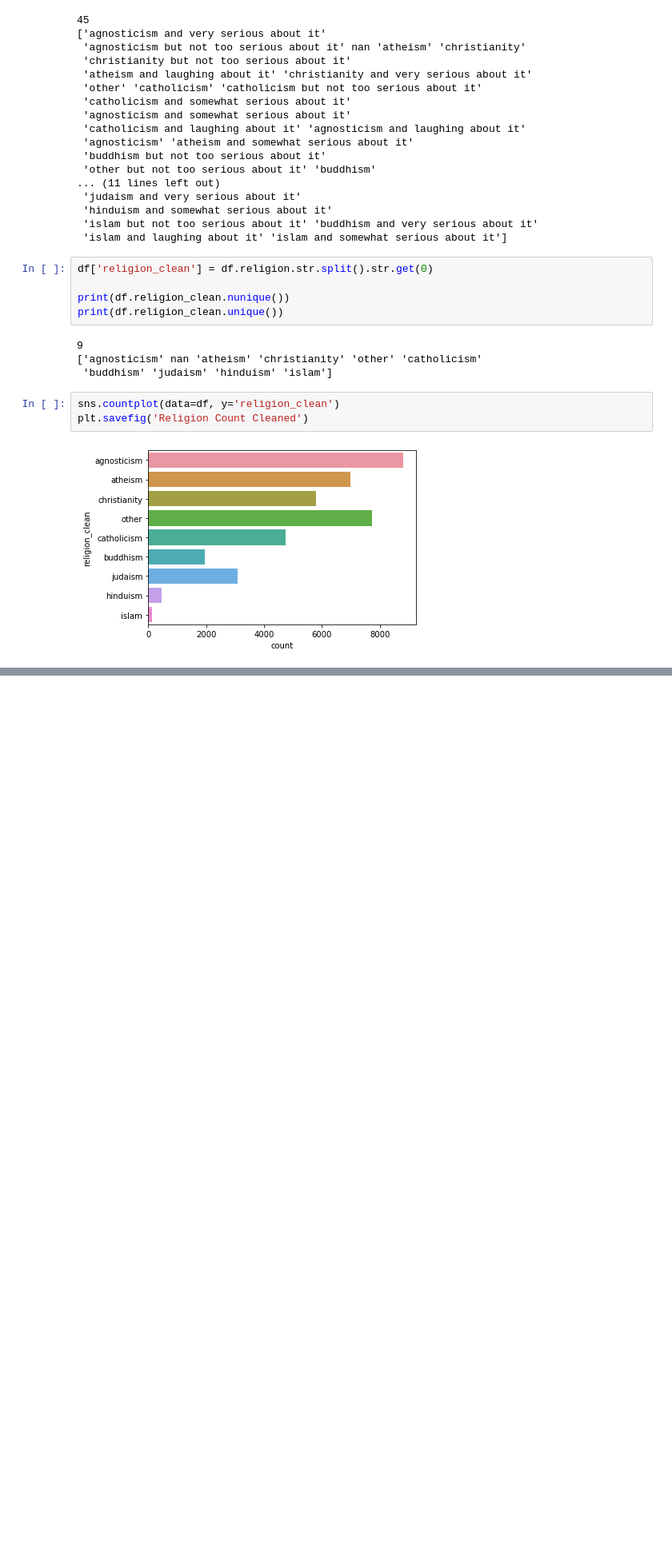
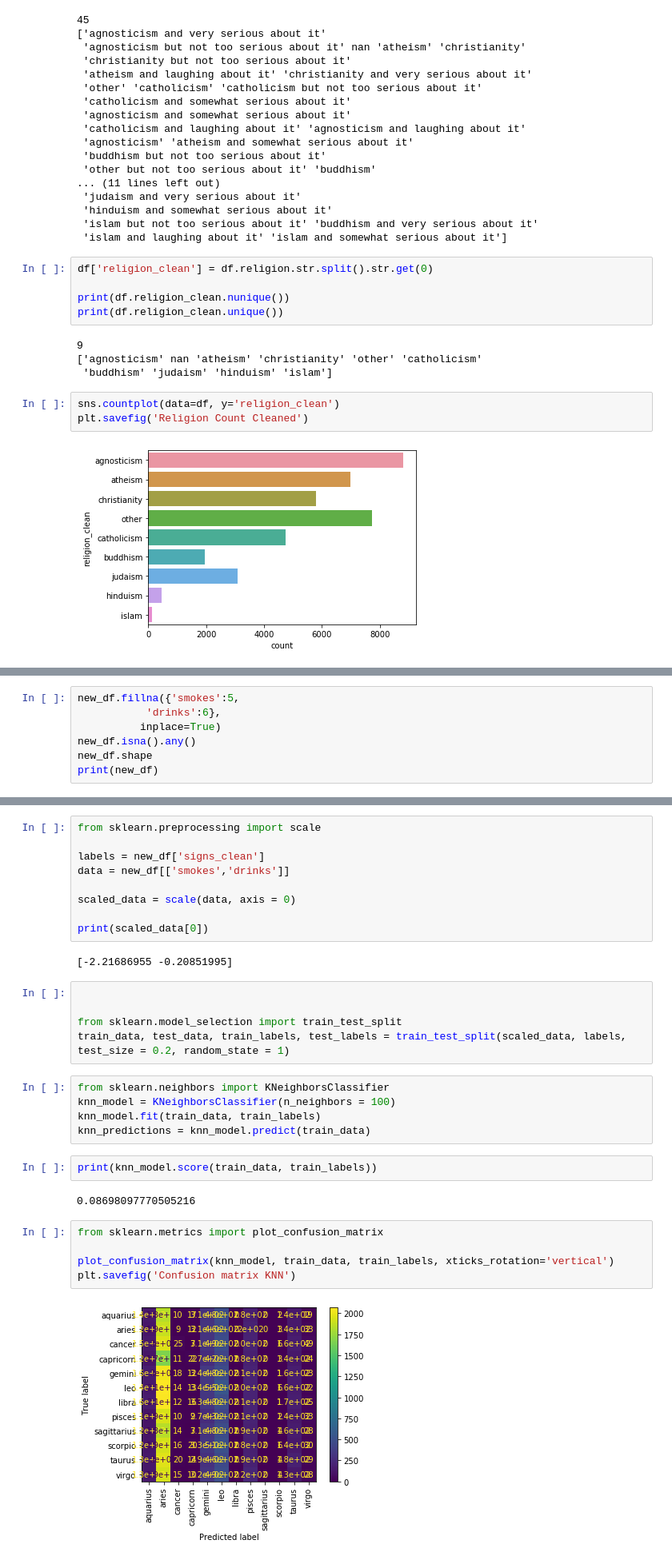
Before and after one commit to teeo23/OKproject, a Jupyter notebook: date-a-scientist.ipynb, the cells around one changed output, grey strips where cells are left out. Shown: that part at 80% size. Saved outputs shown, nothing was run; the diff lists cells and outputs as text; blank space fills up the shorter version.

```diff
--- a/date-a-scientist.ipynb
+++ b/date-a-scientist.ipynb
@@ -176,0 +232,7 @@ plt.savefig('Religion Count Cleaned')
+# %%
+new_df.fillna({'smokes':5,
+           'drinks':6},
+          inplace=True)
+new_df.isna().any()
+new_df.shape
+print(new_df)
@@ -176,0 +254,32 @@ plt.savefig('Religion Count Cleaned')
+# %%
+from sklearn.preprocessing import scale
+
+labels = new_df['signs_clean']
+data = new_df[['smokes','drinks']]
+
+scaled_data = scale(data, axis = 0)
+
+print(scaled_data[0])
+# %% [output]
+[-2.21686955 -0.20851995]
+# %%
+
+
+from sklearn.model_selection import train_test_split
+train_data, test_data, train_labels, test_labels = train_test_split(scaled_data, labels, test_size = 0.2, random_state = 1)
+# %%
+from sklearn.neighbors import KNeighborsClassifier
+knn_model = KNeighborsClassifier(n_neighbors = 100)
+knn_model.fit(train_data, train_labels)
+knn_predictions = knn_model.predict(train_data)
+# %%
+print(knn_model.score(train_data, train_labels))
+# %% [output]
+0.08698097770505216
+# %%
+from sklearn.metrics import plot_confusion_matrix
+
+plot_confusion_matrix(knn_model, train_data, train_labels, xticks_rotation='vertical')
+plt.savefig('Confusion matrix KNN')
+# %% [output]
+[figure, added]
```
Also changed, not shown: parts of 23 cells of this notebook.
